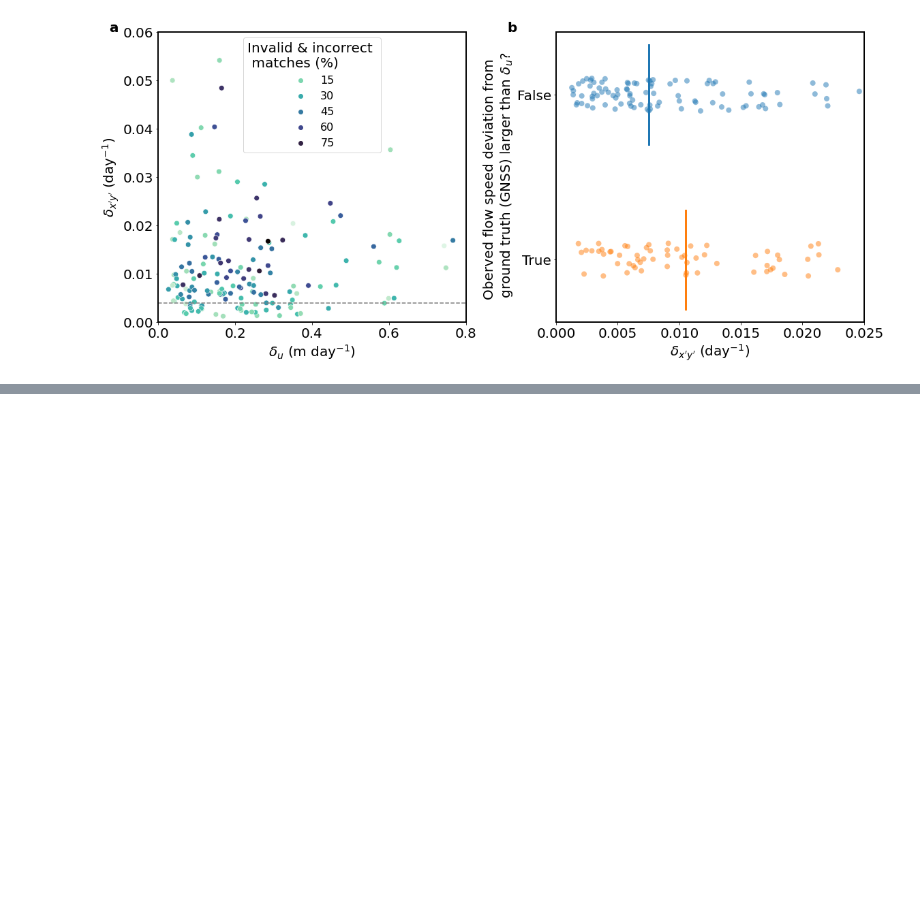
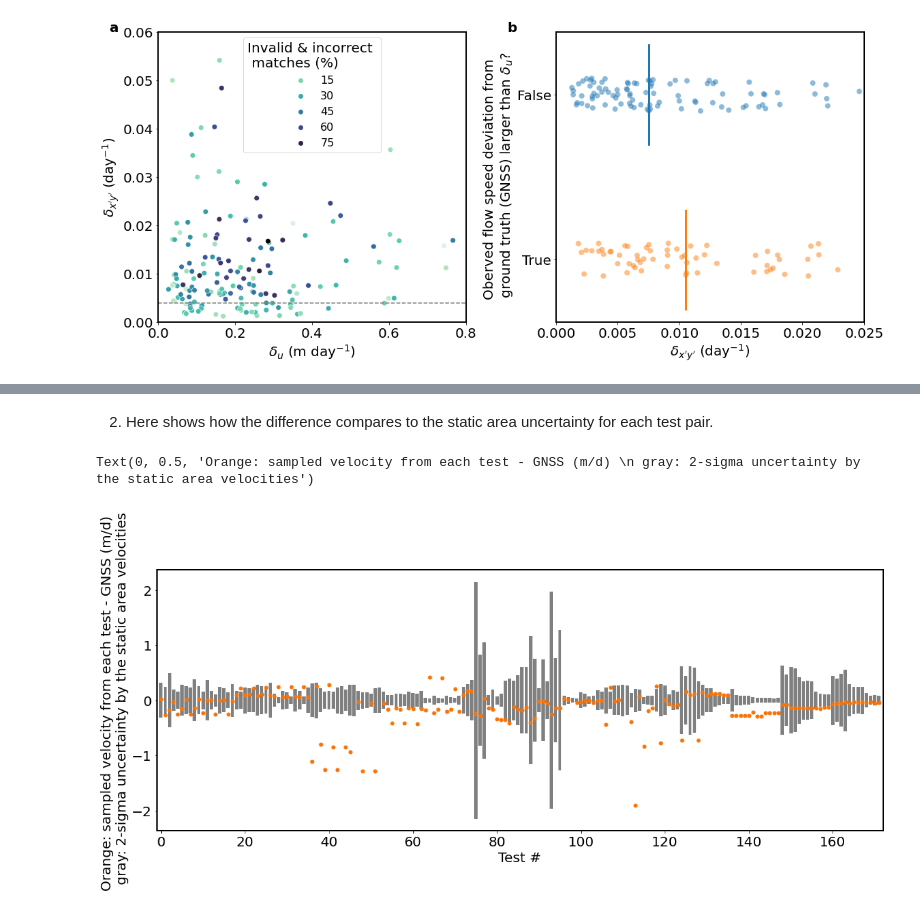
Before and after one commit to whyjz/GLAFT, a Jupyter notebook: notebooks/5_multiple_metrics/Fig5.ipynb, the cells around one changed output, grey strips where cells are left out. Saved outputs shown, nothing was run; the diff lists cells and outputs as text; code cells hidden in the pictures; blank space fills up the shorter version.

Commit message:
Add more supplemental text & figs to Fig5.ipynb

```diff
--- a/notebooks/5_multiple_metrics/Fig5.ipynb
+++ b/notebooks/5_multiple_metrics/Fig5.ipynb
@@ -107,0 +128,13 @@ fig.savefig('Fig5.png', dpi=200)
+# %% [markdown]
+2. Here shows how the difference compares to the static area uncertainty for each test pair.
+# %%
+fig, ax = plt.subplots(1, 1, figsize=(19, 7))
+plt.bar(df.index, df['SAV-uncertainty-x'], color='gray')
+plt.bar(df.index, -df['SAV-uncertainty-x'], color='gray')
+plt.plot(df.index, df['pt0_vxdiff'], '.', color='xkcd:orange', markersize=10)
+plt.xlim(-1, 172)
+plt.xlabel('Test #')
+plt.ylabel('Orange: sampled velocity from each test - GNSS (m/d) \n gray: 2-sigma uncertainty by the static area velocities')
+# %% [output]
+Text(0, 0.5, 'Orange: sampled velocity from each test - GNSS (m/d) \n gray: 2-sigma uncertainty by the static area velocities')
+[figure, added]
```
Also changed, not shown: parts of 3 cells of this notebook.
